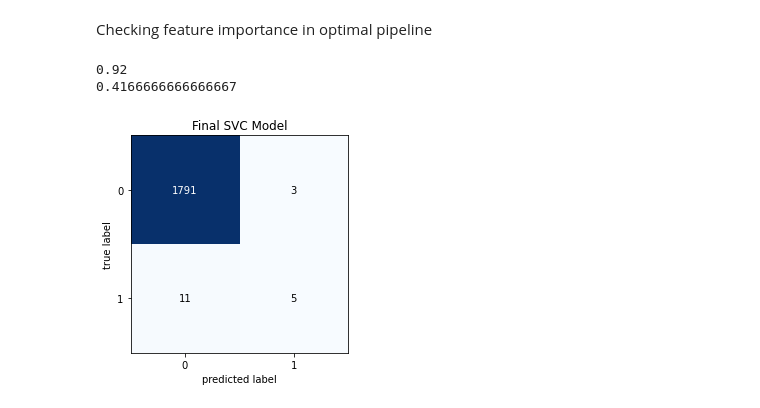
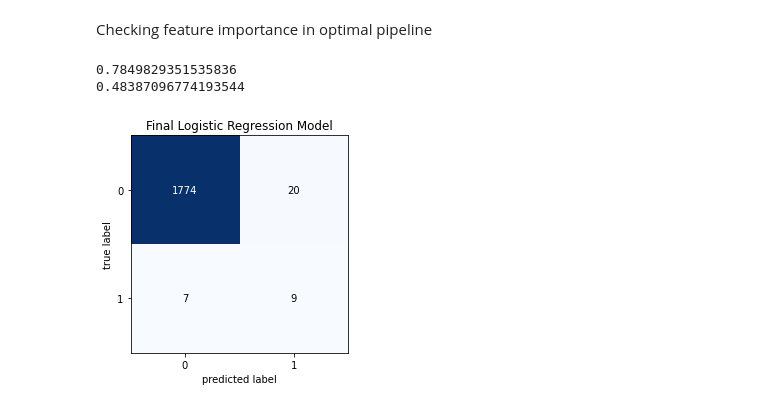
Before and after one commit to wwhite5/Springboard-Capstone-1-NLP, a Jupyter notebook: Notebooks/One_Author_advanced_2.ipynb, the cells around one changed output. Saved outputs shown, nothing was run; the diff lists cells and outputs as text; code cells hidden in the pictures.

```diff
--- a/Notebooks/One_Author_advanced_2.ipynb
+++ b/Notebooks/One_Author_advanced_2.ipynb
@@ -1032,7 +1082,7 @@ X_train, X_test, y_train, y_test = train_test_split(X, y, random_state=16, train
 other_features_train = csr_matrix(X_train[X_train.columns.difference(['paper_text'])].values)
 other_features_test = csr_matrix(X_test[X_test.columns.difference(['paper_text'])].values)
 
-tfidf = TfidfVectorizer(stop_words=None)
+tfidf = TfidfVectorizer(stop_words=['scholkopf'])
 
 X_train_vector = tfidf.fit_transform(X_train.paper_text)
 X_test_vector = tfidf.transform(X_test.paper_text)
@@ -1041,27 +1091,27 @@ X_train = hstack([other_features_train, X_train_vector])
 X_test = hstack([other_features_test, X_test_vector])
 # %%
 pipe = Pipeline(steps=[
-                ('SVC', LinearSVC(C=0.5, class_weight='balanced', max_iter=1000))
+                ('LR', LogisticRegression(C=1, class_weight='balanced', max_iter=1000))
                 ])
 # %%
 pipe.fit(X_train, y_train)
 pipe_train_pred = pipe.predict(X_train)
 pipe_test_pred = pipe.predict(X_test)
 # %%
-F1_score_train = f1_score(y_train, pipe_train_pred)
-F1_score_test = f1_score(y_test, pipe_test_pred)
+F1_score_train = fbeta_score(y_train, pipe_train_pred, beta=2)
+F1_score_test = fbeta_score(y_test, pipe_test_pred, beta=2)
 print(F1_score_train)
 print(F1_score_test)
 # %% [output]
-0.92
-0.4166666666666667
+0.7849829351535836
+0.48387096774193544
 # %%
 Final_test = confusion_matrix(y_test, pipe_test_pred)
 fig, ax = plot_confusion_matrix(conf_mat=Final_test)
-plt.title('Final SVC Model')
+plt.title('Final Logistic Regression Model')
 plt.show()
 # %% [output]
-[figure, old version]
+[figure, new version]
 # %%
 pipe_predict_proba = pipe.predict_proba(X_test)
 
```
Also changed, not shown: parts of 33 cells of this notebook, 1 other file.
